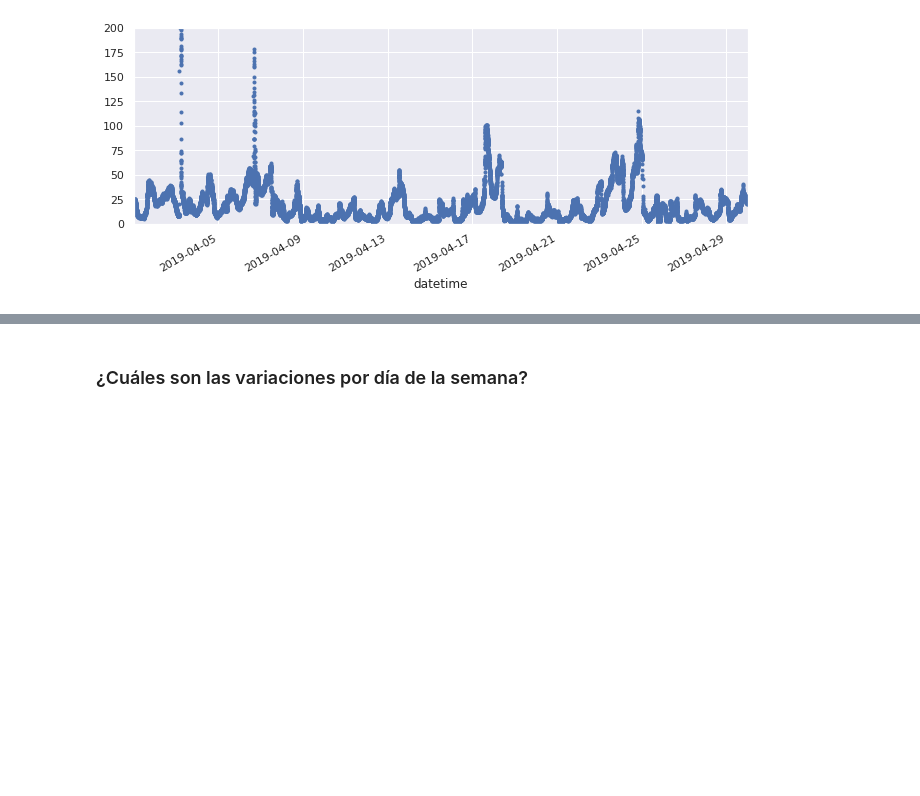
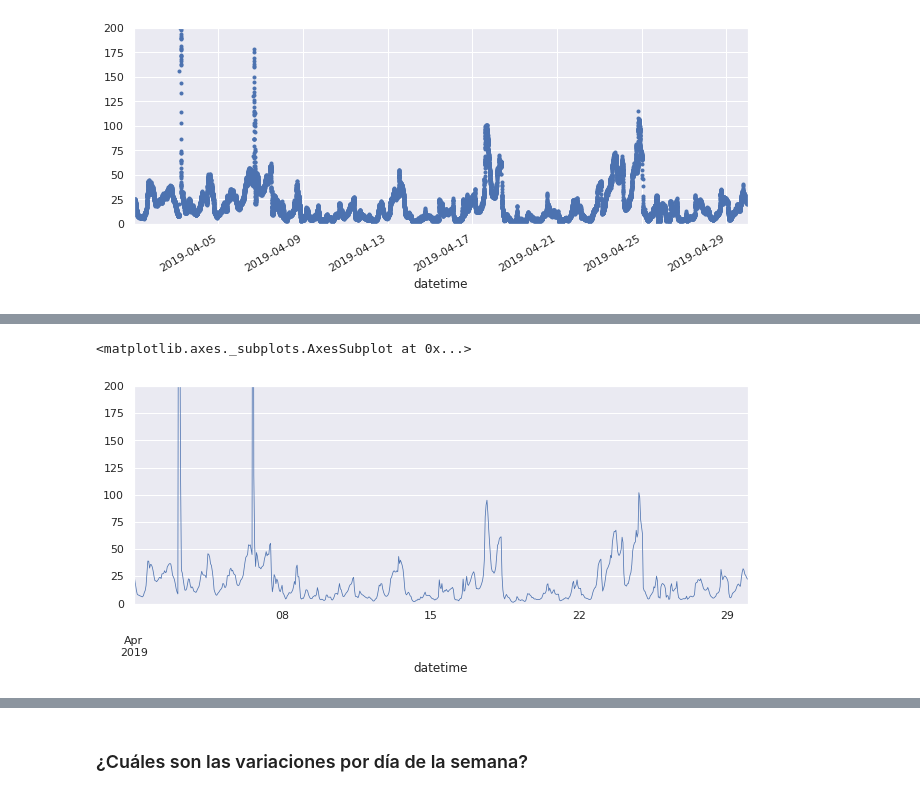
Before and after one commit to tozanni/airhacking_ddmty2019, a Jupyter notebook: AirHacking_DDMTY.ipynb, the cells around one changed output, grey strips where cells are left out. Drawn from its saved outputs; the diff is of its cells as text; code cells hidden in the pictures; blank space fills up the shorter version.

```diff
--- a/AirHacking_DDMTY.ipynb
+++ b/AirHacking_DDMTY.ipynb
@@ -461,0 +481,7 @@ df['PM2.5_CF_ATM_ug/m3'].plot(marker=".",linewidth=0.5,ylim=(0,200),linestyle='N
+# %%
+## Ej. Sampling por hora
+
+df['PM2.5_CF_ATM_ug/m3'].resample("h").mean().plot(marker="",linewidth=0.75,ylim=(0,200),linestyle='-')
+# %% [output]
+<matplotlib.axes._subplots.AxesSubplot at 0x...>
+[figure, added]
```
Also changed, not shown: parts of 2 cells of this notebook.
